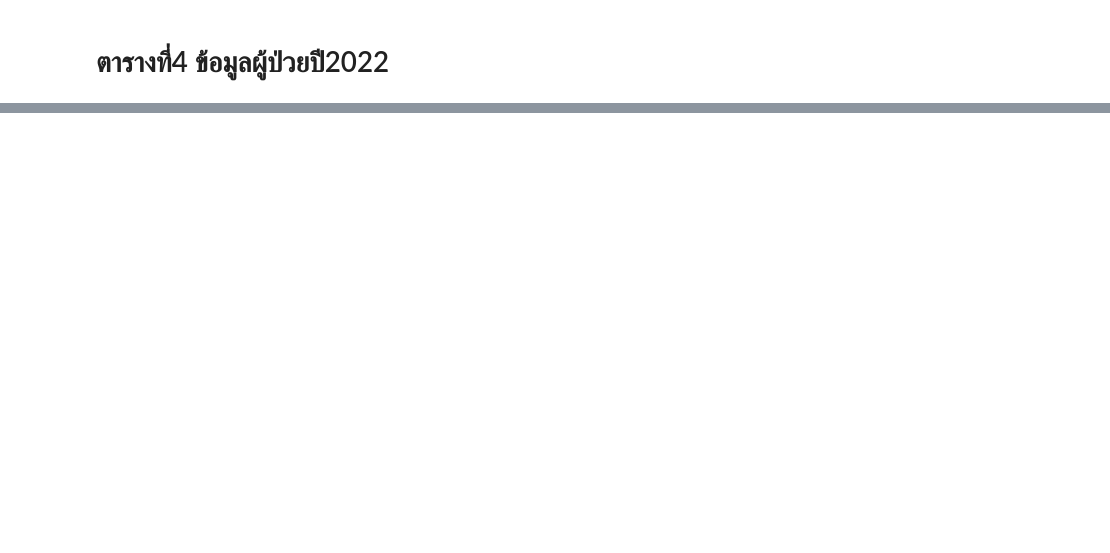
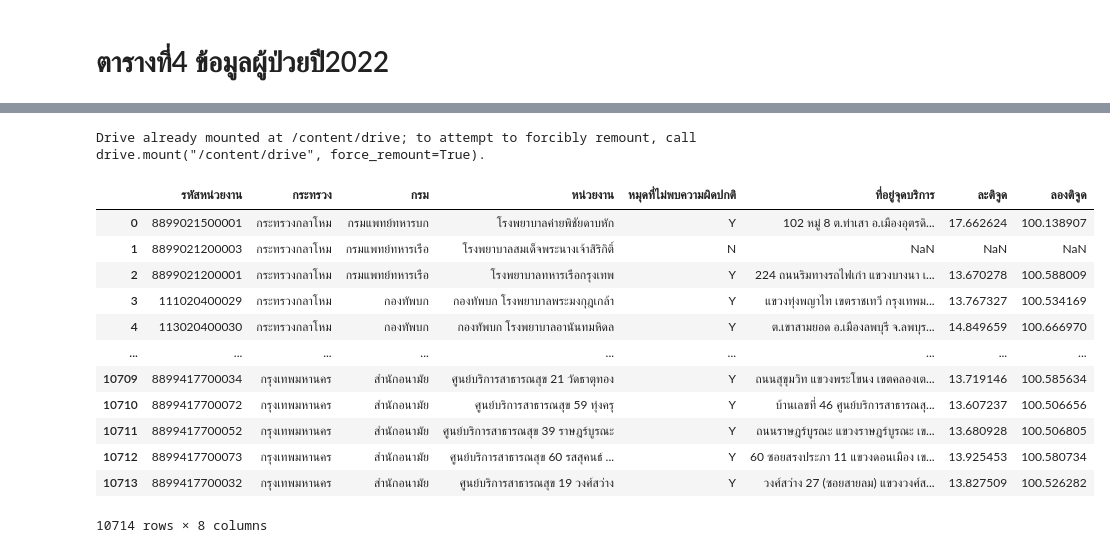
Before and after one commit to Chanakarn06/data_viz_2022, a Jupyter notebook: Project.ipynb, the cells around one changed output, grey strips where cells are left out. Cells and saved outputs as stored; diff of their text form; code cells hidden in the pictures; blank space fills up the shorter version.

```diff
--- a/Project.ipynb
+++ b/Project.ipynb
@@ -86,0 +50,22 @@ data4 ## แสดงข้อมูล
+# %%
+from google.colab import drive
+drive.mount('/content/drive')
+# %% [output]
+Drive already mounted at /content/drive; to attempt to forcibly remount, call drive.mount("/content/drive", force_remount=True).
+# %%
+data_co= pd.read_excel('/content/drive/MyDrive/Project_Dashboard2022/citizeninfo_health_20200314 (3).xlsx')  ## สร้างตัวแปร รับค่าข้อมูลที่อยู่ใน Google drive
+data_co## แสดงข้อมูล
+# %% [output]
+|  | รหัสหน่วยงาน | กระทรวง | กรม | หน่วยงาน | หมุดที่ไม่พบความผิดปกติ | ที่อยู่จุดบริการ | ละติจูด | ลองติจูด |
+| 0 | 8899021500001 | กระทรวงกลาโหม | กรมแพทย์ทหารบก | โรงพยาบาลค่ายพิชัยดาบหัก | Y | 102 หมู่ 8 ต.ท่าเสา อ.เมืองอุตรดิ... | 17.662624 | 100.138907 |
+| 1 | 8899021200003 | กระทรวงกลาโหม | กรมแพทย์ทหารเรือ | โรงพยาบาลสมเด็จพระนางเจ้าสิริกิติ์ | N | NaN | NaN | NaN |
+| 2 | 8899021200001 | กระทรวงกลาโหม | กรมแพทย์ทหารเรือ | โรงพยาบาลทหารเรือกรุงเทพ | Y | 224 ถนนริมทางรถไฟเก่า แขวงบางนา เ... | 13.670278 | 100.588009 |
+| 3 | 111020400029 | กระทรวงกลาโหม | กองทัพบก | กองทัพบก โรงพยาบาลพระมงกุฎเกล้า | Y | แขวงทุ่งพญาไท เขตราชเทวี กรุงเทพม... | 13.767327 | 100.534169 |
+| 4 | 113020400030 | กระทรวงกลาโหม | กองทัพบก | กองทัพบก โรงพยาบาลอานันทมหิดล | Y | ต.เขาสามยอด อ.เมืองลพบุรี จ.ลพบุร... | 14.849659 | 100.666970 |
+| ... | ... | ... | ... | ... | ... | ... | ... | ... |
+| 10709 | 8899417700034 | กรุงเทพมหานคร | สำนักอนามัย | ศูนย์บริการสาธารณสุข 21 วัดธาตุทอง | Y | ถนนสุขุมวิท แขวงพระโขนง เขตคลองเต... | 13.719146 | 100.585634 |
+| 10710 | 8899417700072 | กรุงเทพมหานคร | สำนักอนามัย | ศูนย์บริการสาธารณสุข 59 ทุ่งครุ | Y | บ้านเลขที่ 46 ศูนย์บริการสาธารณสุ... | 13.607237 | 100.506656 |
+| 10711 | 8899417700052 | กรุงเทพมหานคร | สำนักอนามัย | ศูนย์บริการสาธารณสุข 39 ราษฎร์บูรณะ | Y | ถนนราษฎร์บูรณะ แขวงราษฎร์บูรณะ เข... | 13.680928 | 100.506805 |
+| 10712 | 8899417700073 | กรุงเทพมหานคร | สำนักอนามัย | ศูนย์บริการสาธารณสุข 60 รสสุคนธ์ ... | Y | 60 ซอยสรงประภา 11 แขวงดอนเมือง เข... | 13.925453 | 100.580734 |
+| 10713 | 8899417700032 | กรุงเทพมหานคร | สำนักอนามัย | ศูนย์บริการสาธารณสุข 19 วงศ์สว่าง | Y | วงศ์สว่าง 27 (ซอยสายลม) แขวงวงศ์ส... | 13.827509 | 100.526282 |
+10714 rows × 8 columns
```
Also changed, not shown: parts of 11 cells of this notebook.
